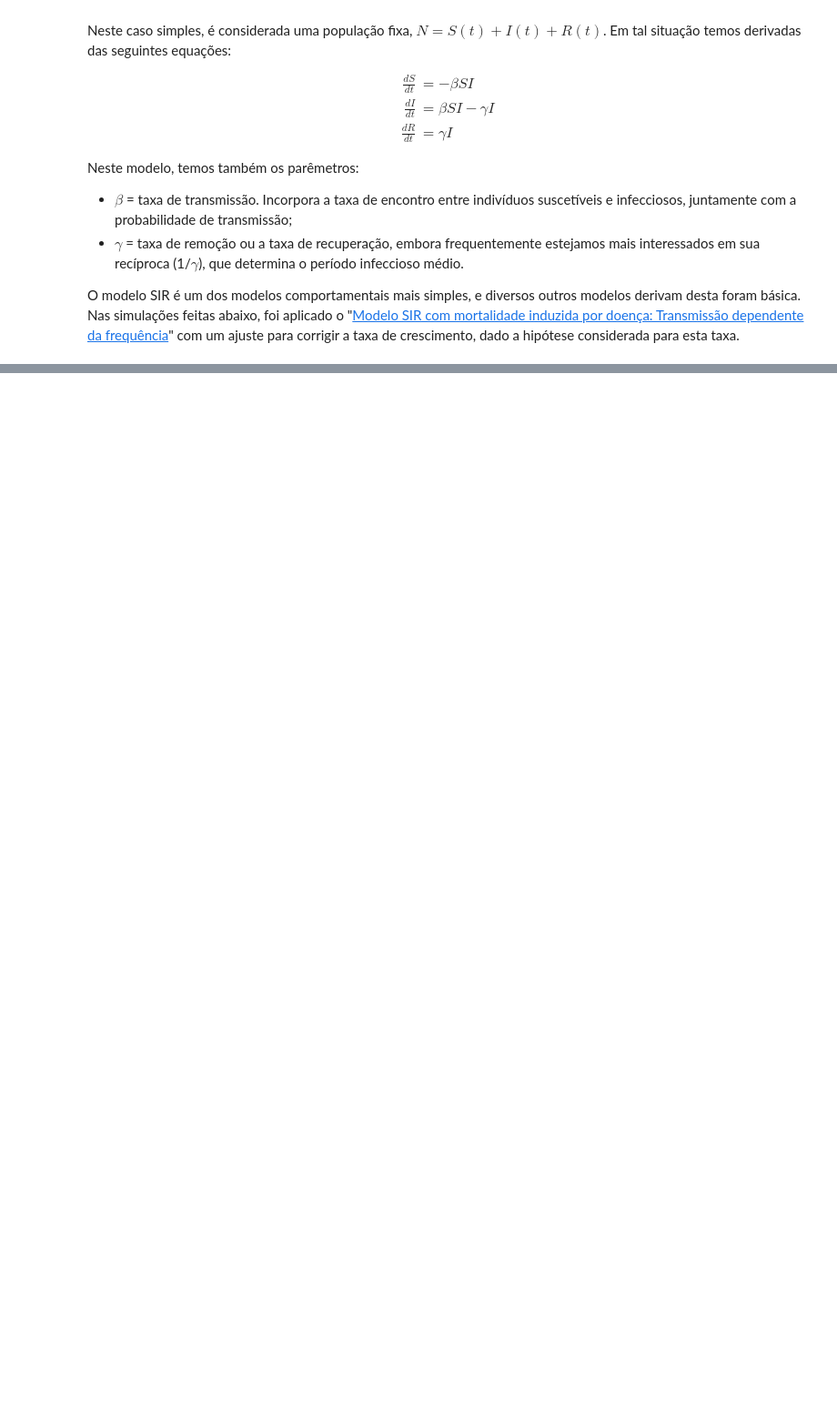
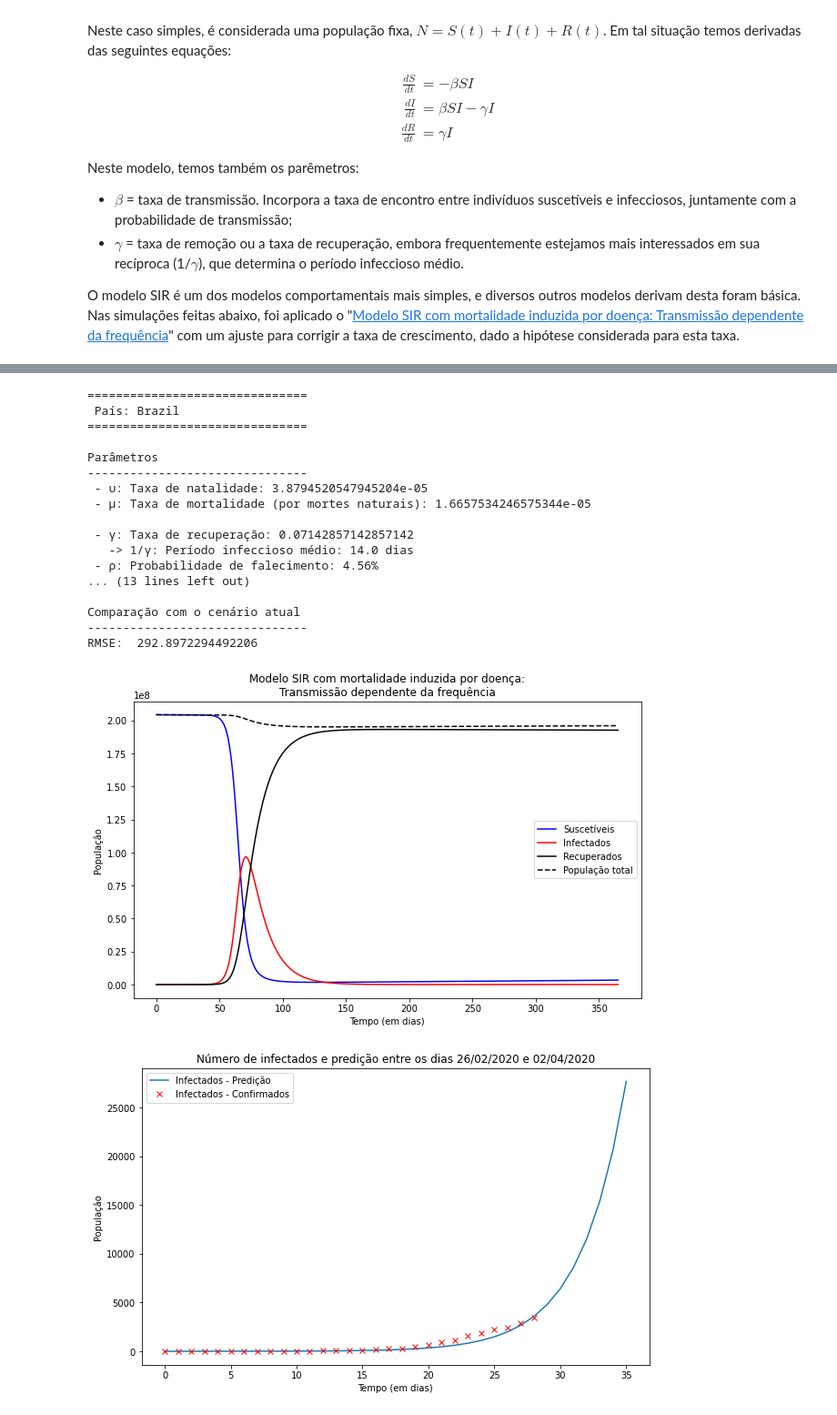
Before and after one commit to SrMouraSilva/modelagem-matematica, a Jupyter notebook: tarefa2-corona/Tarefa_2_-_Modelagem_de_doencas_infecciosas-Parte_2.ipynb, the cells around one changed output, grey strips where cells are left out. Shown at 91% size. Saved outputs shown, nothing was run; the diff lists cells and outputs as text; code cells hidden in the pictures; blank space fills up the shorter version.

```diff
--- a/tarefa2-corona/Tarefa_2_-_Modelagem_de_doencas_infecciosas-Parte_2.ipynb
+++ b/tarefa2-corona/Tarefa_2_-_Modelagem_de_doencas_infecciosas-Parte_2.ipynb
@@ -628,0 +271,3 @@ Dito isso, estes são os resultados.
+# %%
+mortalidade_mundo = dataset.mortalidade(dataset.all())
+print(f'Mortalidade atual no mundo: {mortalidade_mundo*100:.2f}%')
@@ -628,0 +328,33 @@ Dito isso, estes são os resultados.
+# %%
+params = Parametros(
+    pais='Brazil',
+    μ = 6.08/(1000 * 365), υ = 14.16/(1000 * 365),
+    β=134/365, γ=1/14., ρ=mortalidade_mundo,
+    P_0 = 204_450_649, Y_0 = 1
+)
+
+brasil = Simulacao(params)
+
+relatorio = brasil.simular()
+relatorio.relatorio()
+relatorio.plot()
+# %% [output]
+===============================
+ País: Brazil
+===============================
+
+Parâmetros
+-------------------------------
+ - υ: Taxa de natalidade: 3.8794520547945204e-05
+ - μ: Taxa de mortalidade (por mortes naturais): 1.6657534246575344e-05
+
+ - γ: Taxa de recuperação: 0.07142857142857142
+   -> 1/γ: Período infeccioso médio: 14.0 dias
+ - ρ: Probabilidade de falecimento: 4.56%
+... (13 lines left out)
+
+Comparação com o cenário atual
+-------------------------------
+RMSE:  292.8972294492206
+[figure, added]
+[figure, added]
```
Also changed, not shown: parts of 38 cells of this notebook, 6 other files.
